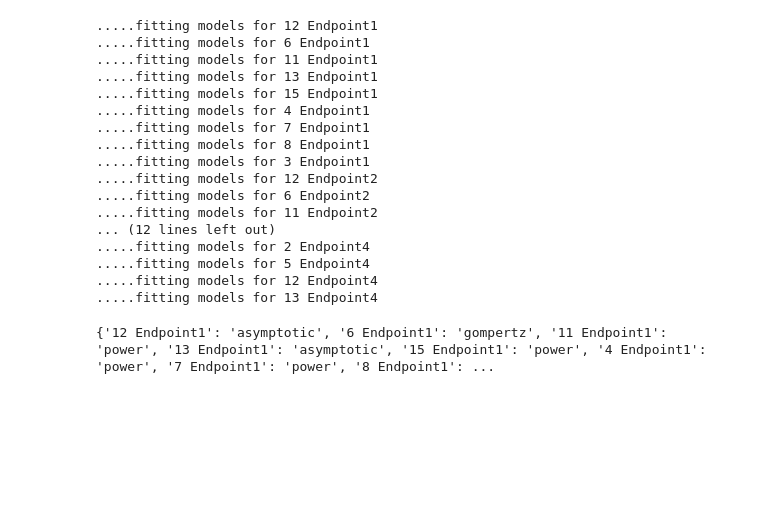
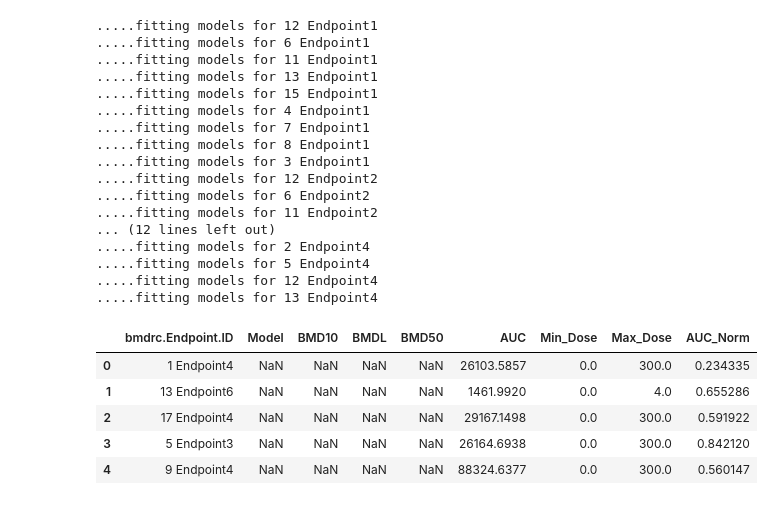
Before and after one commit to PNNL-CompBio/bmdrc, a Jupyter notebook: vignettes/Continuous Class Example.ipynb, the cells around one changed output. Cells and saved outputs as stored; diff of their text form; code cells hidden in the pictures; blank space fills up the shorter version.

```diff
--- a/vignettes/Continuous Class Example.ipynb
+++ b/vignettes/Continuous Class Example.ipynb
@@ -277,41 +277,12 @@ con.fit_models(diagnostic_mode = True)
 .....fitting models for 5 Endpoint4
 .....fitting models for 12 Endpoint4
 .....fitting models for 13 Endpoint4
-# %%
-# Find the best model per dataset
-best_model = {item: "" for item in con.AIC_df["bmdrc.Endpoint.ID"].tolist()}
-
-# Keep a list of possible model selections
-poss_models = ["asymptotic", "exponential", "gompertz", "hill", "michaelis-mentin", "power", "weibull"]
-
-# Find the best model
-for row in range(len(con.AIC_df)):
-
-    # Extract the endpoint
-    endpoint = con.AIC_df["bmdrc.Endpoint.ID"][row]
-
-    # Step 1: Extract the best models based on AIC
-    values = np.array(con.AIC_df.iloc[row, 2:].to_list())
-    min_value = np.min([val for val in values if not np.isnan(val)])
-    model_choices = [poss_models[x] for x in range(len(values)) if not np.isnan(x) and (values[x] - min_value <= 2)]
-    if len(model_choices) == 1:
-        best_model[endpoint] = model_choices[0]
-
-    # Step 2: Select the smallest BMDL
-    else:
-
-        # Make a dictionary of BMDLs
-        remaining = con.BMDLs_df[con.BMDLs_df["bmdrc.Endpoint.ID"] == endpoint][model_choices].reset_index(drop = True).loc[0].to_dict()
-
-        # Select smallest BMDL if it is possible
-        if not all(np.isnan(value) for value in remaining.values()):
-            best_model[endpoint] = min(remaining, key = remaining.get)
-
-        # Step 3: Otherwise, select smallest BMD10
-        else:
-            remaining = con.BMD10s_df[con.BMD10s_df["bmdrc.Endpoint.ID"] == endpoint][model_choices].reset_index(drop = True).loc[0].to_dict()
-            best_model[endpoint] = min(remaining, key = remaining.get)
-
-print(best_model)
-# %% [output]
-{'12 Endpoint1': 'asymptotic', '6 Endpoint1': 'gompertz', '11 Endpoint1': 'power', '13 Endpoint1': 'asymptotic', '15 Endpoint1': 'power', '4 Endpoint1': 'power', '7 Endpoint1': 'power', '8 Endpoint1': ...
+# %%
+con.bmds_filtered
+# %% [output]
+|  | bmdrc.Endpoint.ID | Model | BMD10 | BMDL | BMD50 | AUC | Min_Dose | Max_Dose | AUC_Norm |
+| 0 | 1 Endpoint4 | NaN | NaN | NaN | NaN | 26103.5857 | 0.0 | 300.0 | 0.234335 |
+| 1 | 13 Endpoint6 | NaN | NaN | NaN | NaN | 1461.9920 | 0.0 | 4.0 | 0.655286 |
+| 2 | 17 Endpoint4 | NaN | NaN | NaN | NaN | 29167.1498 | 0.0 | 300.0 | 0.591922 |
+| 3 | 5 Endpoint3 | NaN | NaN | NaN | NaN | 26164.6938 | 0.0 | 300.0 | 0.842120 |
+| 4 | 9 Endpoint4 | NaN | NaN | NaN | NaN | 88324.6377 | 0.0 | 300.0 | 0.560147 |
```
Also changed, not shown: parts of 4 cells of this notebook, 22 other files.
